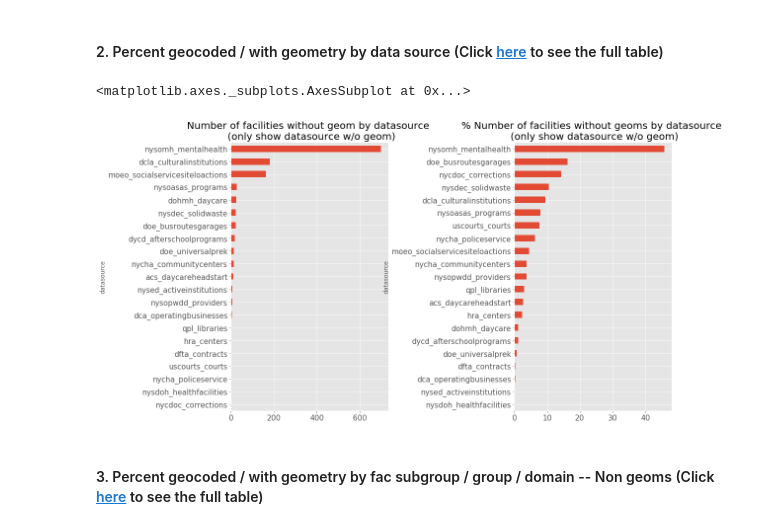
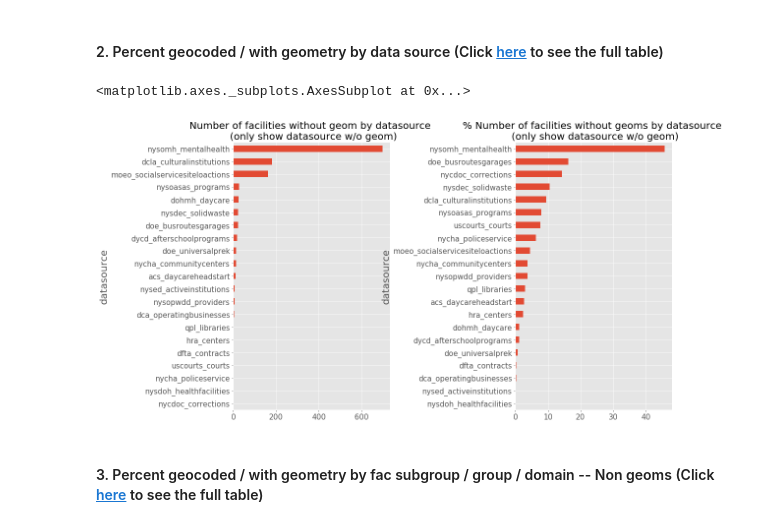
Before and after one commit to NYCPlanning/db-facilities-tmp, a Jupyter notebook: notebooks/facilities_qaqc.ipynb, the cells around one changed output. Cells and saved outputs as stored; diff of their text form; code cells hidden in the pictures.

```diff
--- a/notebooks/facilities_qaqc.ipynb
+++ b/notebooks/facilities_qaqc.ipynb
@@ -30,6 +30,7 @@ print("There are {} facilities not having geometries.".format(non_geom))
 plt.rc('xtick', labelsize=20)
 plt.rc('ytick', labelsize=20)
 plt.rc('axes', titlesize=25)
+plt.rc('axes', labelsize=20)
 
 geo_rejects.groupby('message').count()['uid']\
                                 .sort_values(ascending=True)\
@@ -43,27 +44,28 @@ There are 1219 facilities not having geometries.
 # %%
 granularity = 'datasource'
 nongeom_counts = facdb[facdb.geom.isna()][granularity].nunique()
 
 plt.rc('xtick', labelsize=15)
 plt.rc('ytick', labelsize=15)
 plt.rc('axes', titlesize=20)
+plt.rc('axes', labelsize=20)
 
 plt.subplots_adjust(wspace=0.8)
 plt.subplot(1, 2, 1)
 facdb[facdb.geom.isna()].groupby(granularity).count()['uid']\
                                 .sort_values(ascending=False)\
                                 .head(nongeom_counts)[::-1]\
                                 .plot(kind='barh', figsize=(16,10), title = 'Number of facilities without geom by {} \n (only show {} w/o geom)'
                                                                                                                       .format(granularity, granularity))
 plt.subplot(1, 2, 2)
 ((facdb[facdb.geom.isna()].groupby(granularity).count()['uid']/facdb.groupby(granularity).count()['uid'])*100)\
                                   .sort_values(ascending=False)\
                                   .head(nongeom_counts)[::-1]\
                                   .plot(kind='barh', figsize=(16,10), title = '% Number of facilities without geoms by {} \n (only show {} w/o geom)'
                                                                                                                       .format(granularity, granularity))
 # %% [output]
 <matplotlib.axes._subplots.AxesSubplot at 0x...>
-[figure, old version]
+[figure, new version]
 # %% [markdown]
 #### 3. Percent geocoded / with geometry by fac subgroup / group / domain -- Non geoms (Click [here](https://github.com/NYCPlanning/db-facilities-tmp/blob/dev/output/qc_mapped_subgroup.csv) to see the full table)
 # %%
```
Also changed, not shown: parts of 11 cells of this notebook.
